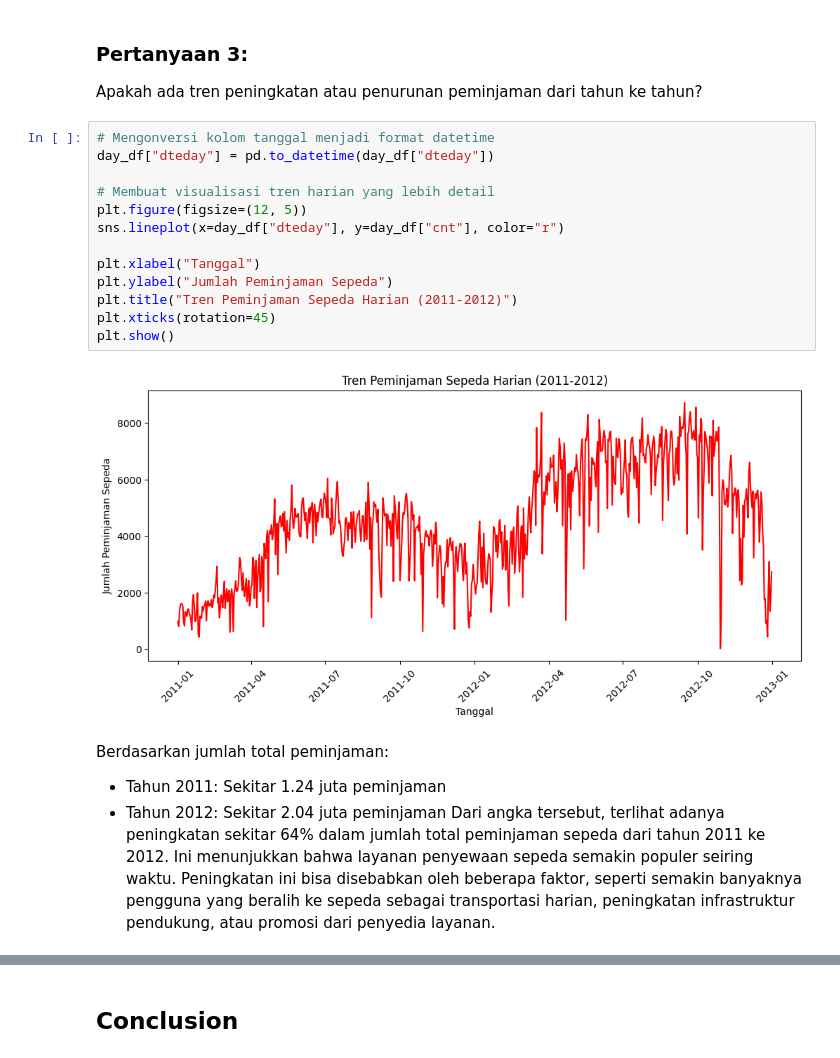
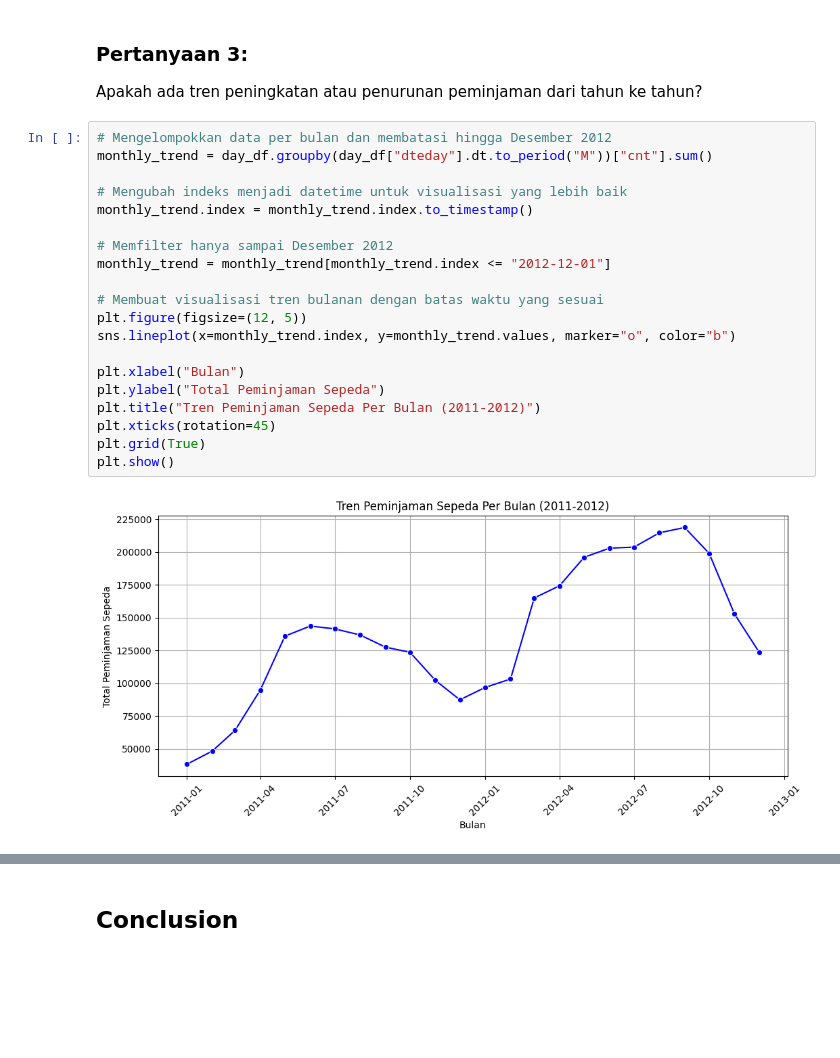
Before and after one commit to zealni/proyek-akhir-dicoding, a Jupyter notebook: Proyek_Analisis_Data.ipynb, the cells around one changed output, grey strips where cells are left out. Drawn from its saved outputs; the diff is of its cells as text; blank space fills up the shorter version.

```diff
--- a/Proyek_Analisis_Data.ipynb
+++ b/Proyek_Analisis_Data.ipynb
@@ -371,22 +371,24 @@ Dari data ini, terlihat bahwa peminjaman sepeda menurun hampir 75% pada kondisi
 ### Pertanyaan 3:
 Apakah ada tren peningkatan atau penurunan peminjaman dari tahun ke tahun?
 # %%
-# Mengonversi kolom tanggal menjadi format datetime
-day_df["dteday"] = pd.to_datetime(day_df["dteday"])
+# Mengelompokkan data per bulan dan membatasi hingga Desember 2012
+monthly_trend = day_df.groupby(day_df["dteday"].dt.to_period("M"))["cnt"].sum()
 
-# Membuat visualisasi tren harian yang lebih detail
+# Mengubah indeks menjadi datetime untuk visualisasi yang lebih baik
+monthly_trend.index = monthly_trend.index.to_timestamp()
+
+# Memfilter hanya sampai Desember 2012
+monthly_trend = monthly_trend[monthly_trend.index <= "2012-12-01"]
+
+# Membuat visualisasi tren bulanan dengan batas waktu yang sesuai
 plt.figure(figsize=(12, 5))
-sns.lineplot(x=day_df["dteday"], y=day_df["cnt"], color="r")
+sns.lineplot(x=monthly_trend.index, y=monthly_trend.values, marker="o", color="b")
 
-plt.xlabel("Tanggal")
-plt.ylabel("Jumlah Peminjaman Sepeda")
-plt.title("Tren Peminjaman Sepeda Harian (2011-2012)")
+plt.xlabel("Bulan")
+plt.ylabel("Total Peminjaman Sepeda")
+plt.title("Tren Peminjaman Sepeda Per Bulan (2011-2012)")
 plt.xticks(rotation=45)
+plt.grid(True)
 plt.show()
 # %% [output]
-[figure, old version]
+[figure, new version]
-# %% [markdown]
-Berdasarkan jumlah total peminjaman:
-- Tahun 2011: Sekitar 1.24 juta peminjaman
-- Tahun 2012: Sekitar 2.04 juta peminjaman
-Dari angka tersebut, terlihat adanya peningkatan sekitar 64% dalam jumlah total peminjaman sepeda dari tahun 2011 ke 2012. Ini menunjukkan bahwa layanan penyewaan sepeda semakin populer seiring waktu. Peningkatan ini bisa disebabkan oleh beberapa faktor, seperti semakin banyaknya pengguna yang beralih ke sepeda sebagai transportasi harian, peningkatan infrastruktur pendukung, atau promosi dari penyedia layanan.
```
Also changed, not shown: parts of 1 cell of this notebook, 2 other files.
